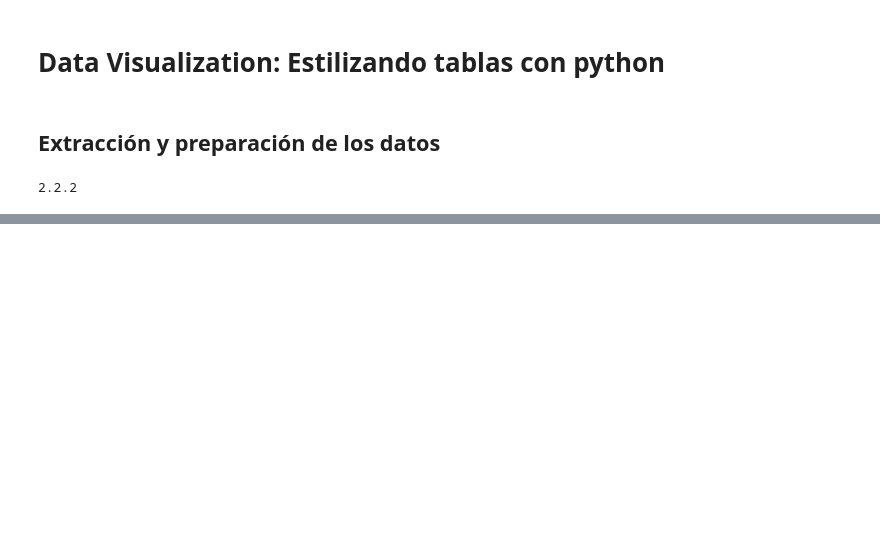
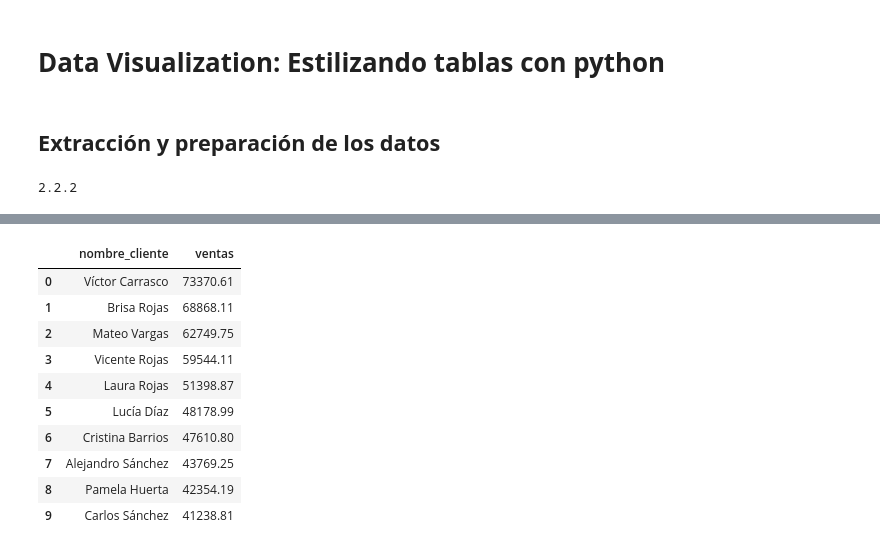
Before and after one commit to dpenamoya-ops/Visualizaci-nDatosEstilizandoTablasconPython, a Jupyter notebook: Visualización_de_Datos_estilizando_tablas_con_Python.ipynb, the cells around one changed output, grey strips where cells are left out. Cells and saved outputs as stored; diff of their text form; code cells hidden in the pictures; blank space fills up the shorter version.

```diff
--- a/Visualización_de_Datos_estilizando_tablas_con_Python.ipynb
+++ b/Visualización_de_Datos_estilizando_tablas_con_Python.ipynb
@@ -43,0 +110,16 @@ ventas.head()
+# %%
+clientes = ventas.groupby(['nombre_cliente'])['ventas'].sum().nlargest(10).copy()
+clientes = clientes.reset_index()
+clientes
+# %% [output]
+|  | nombre_cliente | ventas |
+| 0 | Víctor Carrasco | 73370.61 |
+| 1 | Brisa Rojas | 68868.11 |
+| 2 | Mateo Vargas | 62749.75 |
+| 3 | Vicente Rojas | 59544.11 |
+| 4 | Laura Rojas | 51398.87 |
+| 5 | Lucía Díaz | 48178.99 |
+| 6 | Cristina Barrios | 47610.80 |
+| 7 | Alejandro Sánchez | 43769.25 |
+| 8 | Pamela Huerta | 42354.19 |
+| 9 | Carlos Sánchez | 41238.81 |
```
Also changed, not shown: parts of 8 cells of this notebook.
